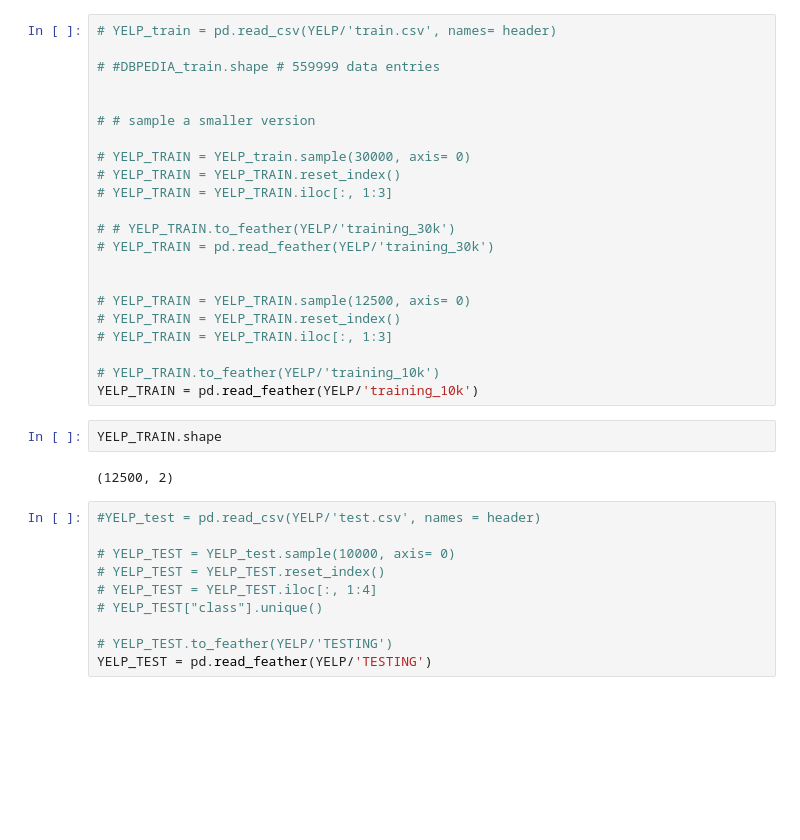
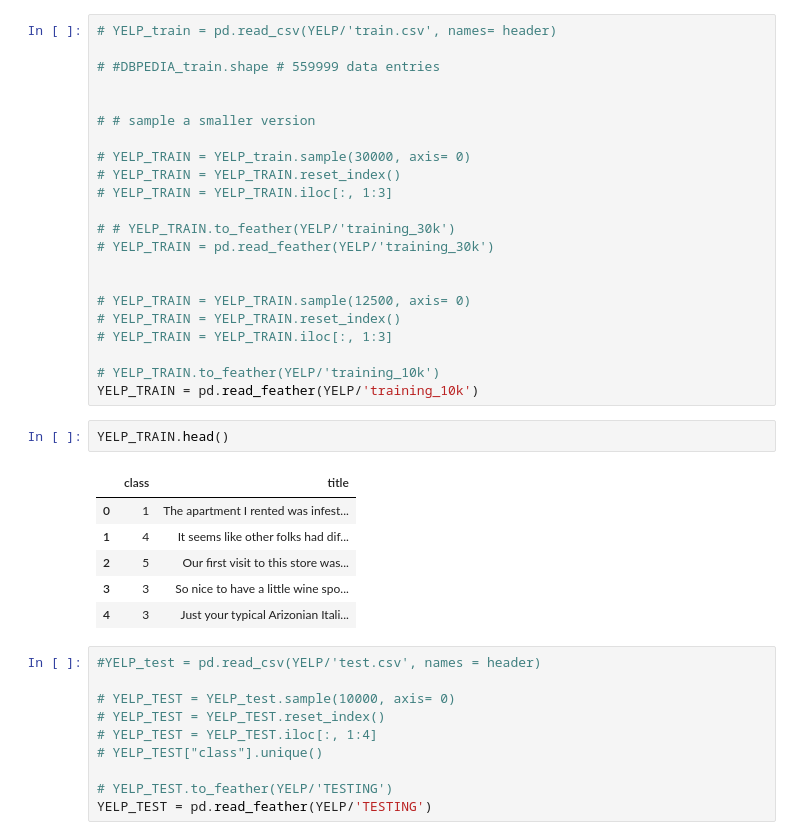
Before and after one commit to DavidykZhao/Frame_experiments, a Jupyter notebook: Frame_experiments.ipynb, the cells around one changed output. Drawn from its saved outputs; the diff is of its cells as text; blank space fills up the shorter version.

```diff
--- a/Frame_experiments.ipynb
+++ b/Frame_experiments.ipynb
@@ -187,9 +180,14 @@ header = ['class', 'review']
 # YELP_TRAIN.to_feather(YELP/'training_10k')
 YELP_TRAIN = pd.read_feather(YELP/'training_10k')
 # %%
-YELP_TRAIN.shape
+YELP_TRAIN.head()
 # %% [output]
-(12500, 2)
+|  | class | title |
+| 0 | 1 | The apartment I rented was infest... |
+| 1 | 4 | It seems like other folks had dif... |
+| 2 | 5 | Our first visit to this store was... |
+| 3 | 3 | So nice to have a little wine spo... |
+| 4 | 3 | Just your typical Arizonian Itali... |
 # %%
 #YELP_test = pd.read_csv(YELP/'test.csv', names = header)
 
```
Also changed, not shown: parts of 39 cells of this notebook.
